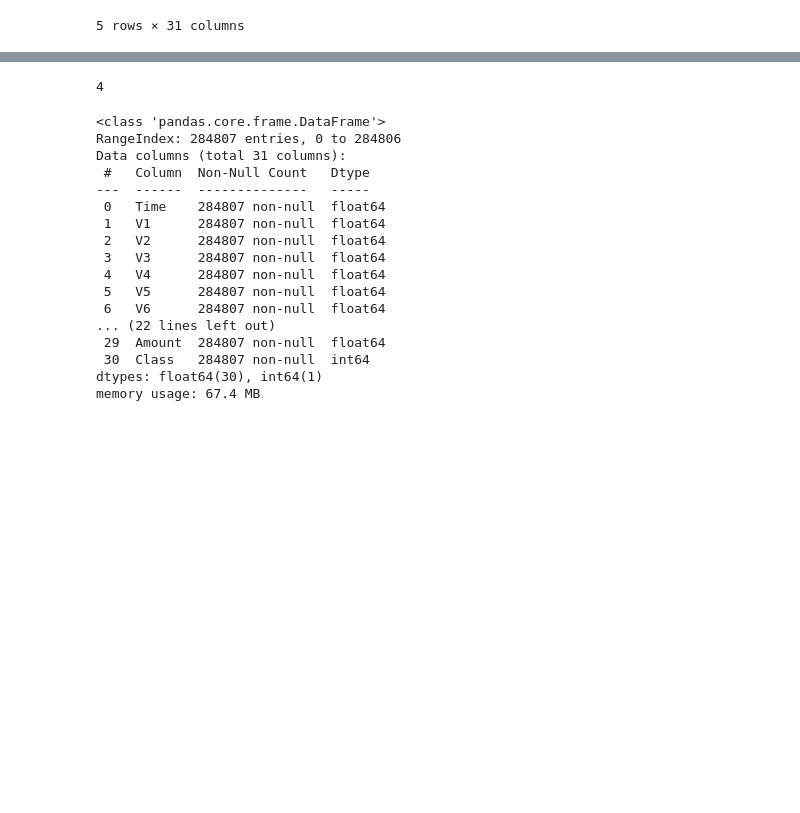
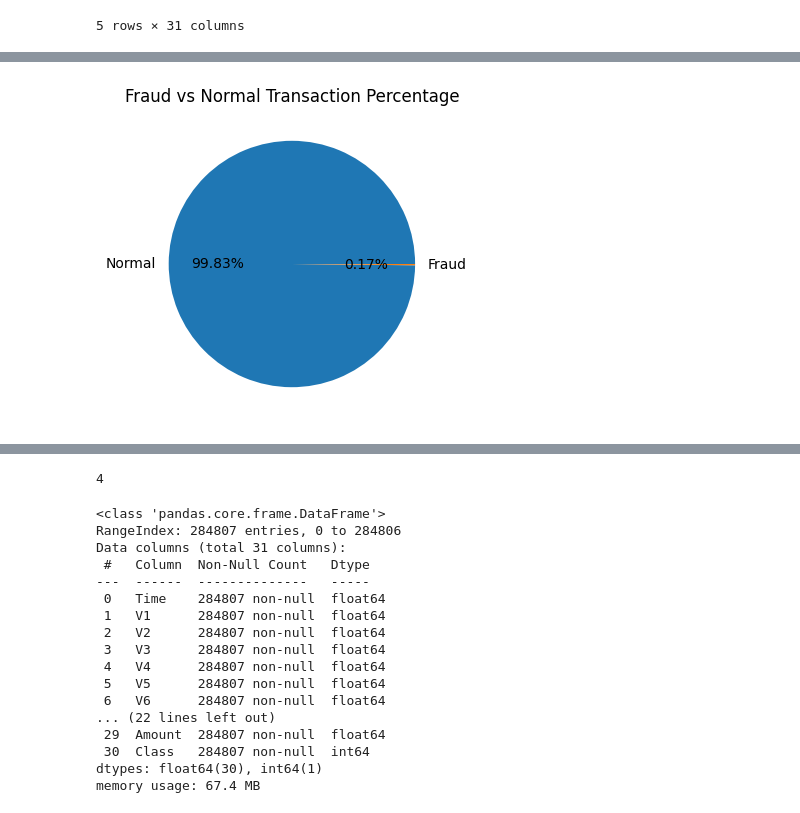
Before and after one commit to Gopikareddy180/credit-card-fraud-detection, a Jupyter notebook: fraud_detection.ipynb, the cells around one changed output, grey strips where cells are left out. Drawn from its saved outputs; the diff is of its cells as text; code cells hidden in the pictures; blank space fills up the shorter version.

```diff
--- a/fraud_detection.ipynb
+++ b/fraud_detection.ipynb
@@ -27,0 +42,9 @@ df.head()
+# %%
+fraud_count = df["Class"].value_counts()
+
+plt.figure(figsize=(6,4))
+plt.pie(fraud_count, labels=["Normal","Fraud"], autopct="%0.2f%%")
+plt.title("Fraud vs Normal Transaction Percentage")
+plt.show()
+# %% [output]
+[figure, added]
```
Also changed, not shown: parts of 12 cells of this notebook, 2 other files.
